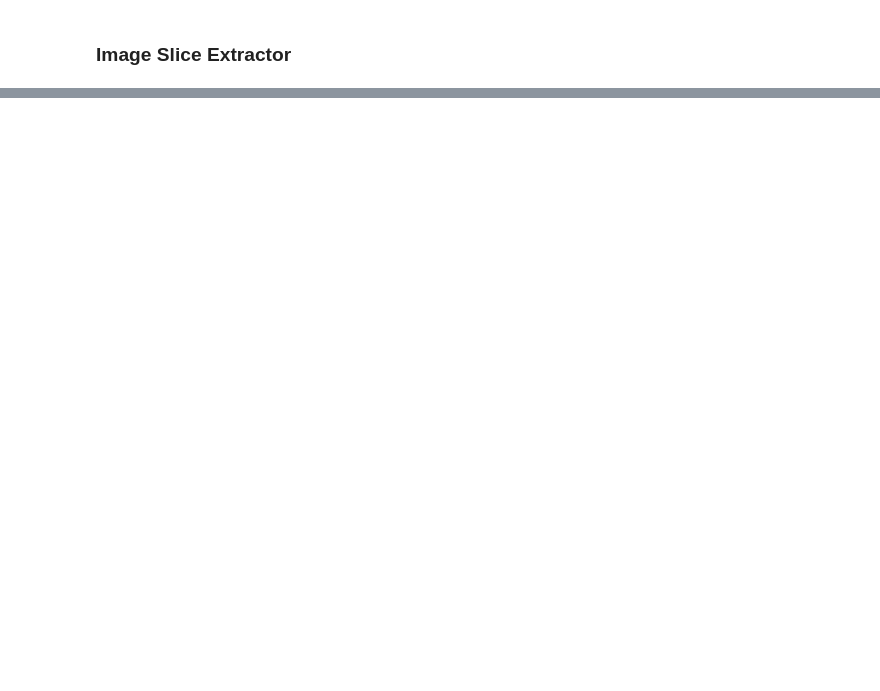
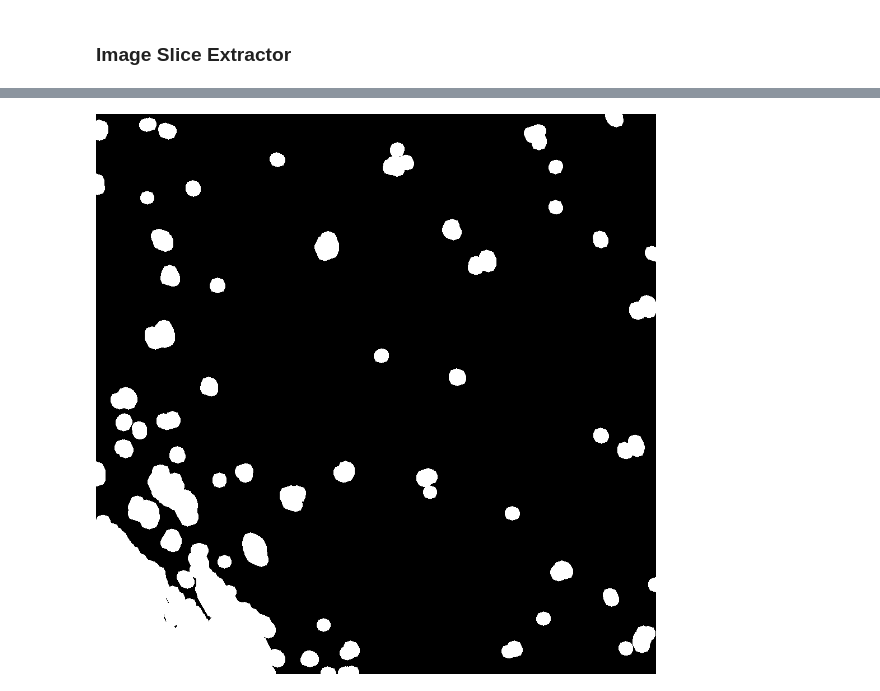
Before and after one commit to Ishan130803/Lunar-Crater-Segmentation, a Jupyter notebook: main.ipynb, the cells around one changed output, grey strips where cells are left out. Drawn from its saved outputs; the diff is of its cells as text; code cells hidden in the pictures; blank space fills up the shorter version.

```diff
--- a/main.ipynb
+++ b/main.ipynb
@@ -243,3 +287,8 @@ image_slice = extractor.extract_slice(5000,0, 1000, 1000)
+# %%
+new_mask = segmenter.erosion_and_dialation_using_stream(segment_result, "EEDDD", iterations=1, kernel=segmenter.get_elliptic_element(4,2))
+Image.fromarray(new_mask)
+# %% [output]
+[figure, added]
 # %%
 Image.fromarray(image_slice)
 # %% [output]
```
Also changed, not shown: parts of 9 cells of this notebook.
